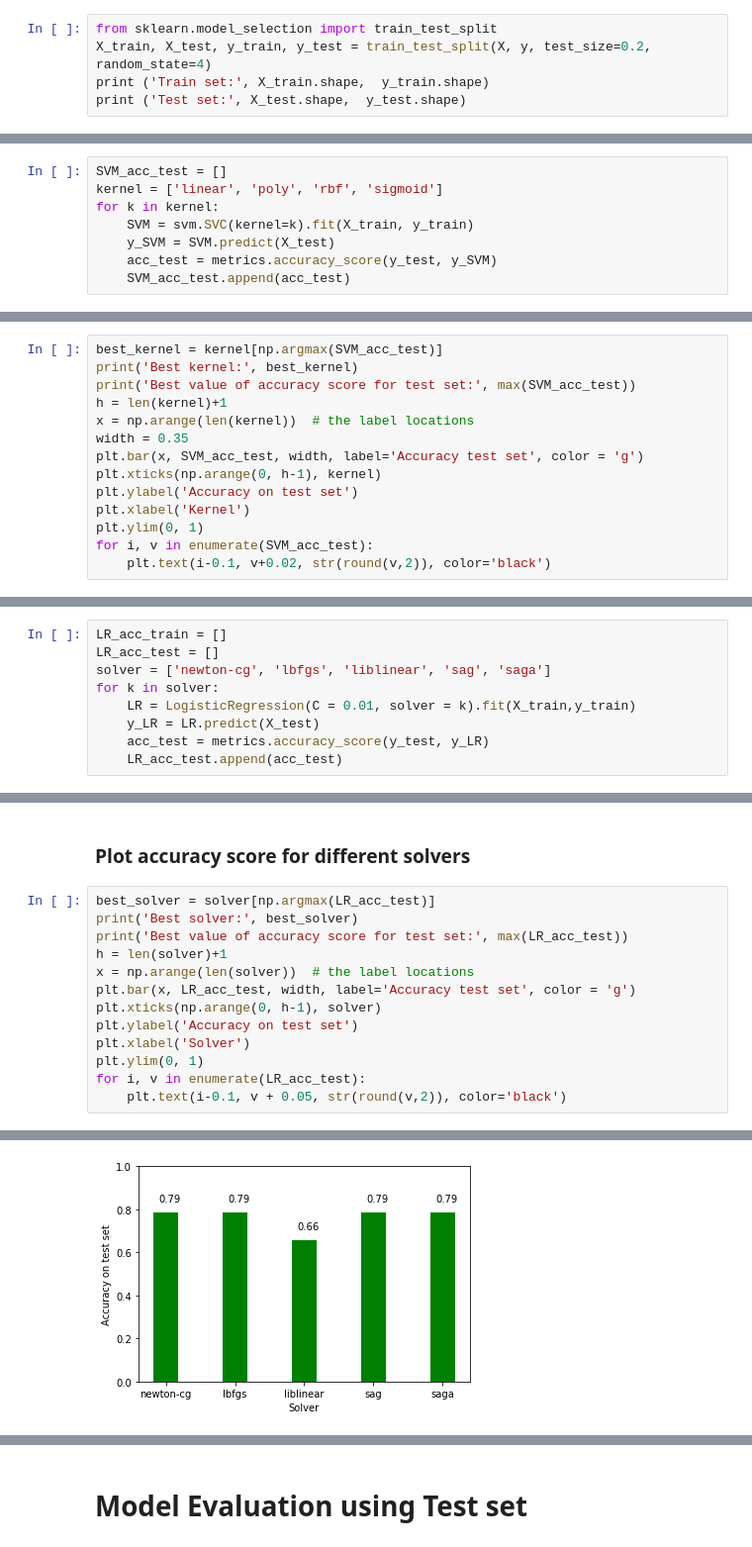
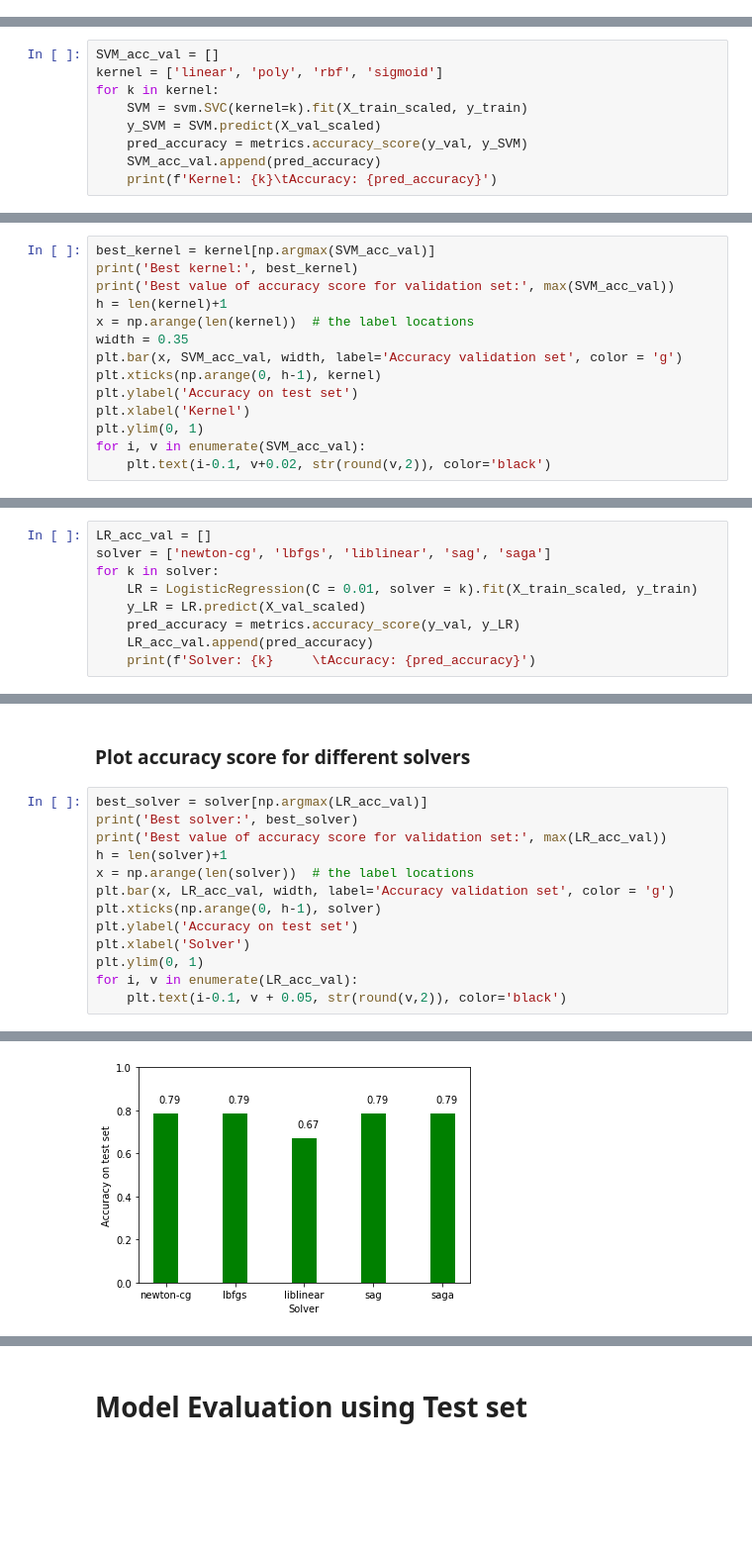
Before and after one commit to antostain/Data_Science_portfolio, a Jupyter notebook: Loans_classification.ipynb, the cells around one changed output, grey strips where cells are left out. Shown at 99% size. Cells and saved outputs as stored; diff of their text form; blank space fills up the shorter version.

```diff
--- a/Loans_classification.ipynb
+++ b/Loans_classification.ipynb
@@ -276,5 +283,0 @@ array([[ 0.51578458,  0.92071769,  2.33152555, -0.42056004, -1.20577805,
-# %%
-from sklearn.model_selection import train_test_split
-X_train, X_test, y_train, y_test = train_test_split(X, y, test_size=0.2, random_state=4)
-print ('Train set:', X_train.shape,  y_train.shape)
-print ('Test set:', X_test.shape,  y_test.shape)
@@ -377,10 +404,11 @@ Best value of accuracy score for test set: 0.7857142857142857
 # %%
 from sklearn import svm
 # %%
-SVM_acc_test = []
+SVM_acc_val = []
 kernel = ['linear', 'poly', 'rbf', 'sigmoid']
 for k in kernel:
-    SVM = svm.SVC(kernel=k).fit(X_train, y_train)
-    y_SVM = SVM.predict(X_test)
-    acc_test = metrics.accuracy_score(y_test, y_SVM)
-    SVM_acc_test.append(acc_test)
+    SVM = svm.SVC(kernel=k).fit(X_train_scaled, y_train)
+    y_SVM = SVM.predict(X_val_scaled)
+    pred_accuracy = metrics.accuracy_score(y_val, y_SVM)
+    SVM_acc_val.append(pred_accuracy)
+    print(f'Kernel: {k}\tAccuracy: {pred_accuracy}')
@@ -387,18 +420,18 @@ for k in kernel:
 # %% [markdown]
 ### Plot accuracy score for different kernels
 # %%
-best_kernel = kernel[np.argmax(SVM_acc_test)]
+best_kernel = kernel[np.argmax(SVM_acc_val)]
 print('Best kernel:', best_kernel)
-print('Best value of accuracy score for test set:', max(SVM_acc_test))
+print('Best value of accuracy score for validation set:', max(SVM_acc_val))
 h = len(kernel)+1
 x = np.arange(len(kernel))  # the label locations
 width = 0.35
-plt.bar(x, SVM_acc_test, width, label='Accuracy test set', color = 'g')
+plt.bar(x, SVM_acc_val, width, label='Accuracy validation set', color = 'g')
 plt.xticks(np.arange(0, h-1), kernel)
 plt.ylabel('Accuracy on test set')
 plt.xlabel('Kernel')
 plt.ylim(0, 1)
-for i, v in enumerate(SVM_acc_test):
+for i, v in enumerate(SVM_acc_val):
     plt.text(i-0.1, v+0.02, str(round(v,2)), color='black')
 # %% [output]
 Best kernel: poly
@@ -409,11 +442,11 @@ Best value of accuracy score for test set: 0.8
 # %%
 from sklearn.linear_model import LogisticRegression
 # %%
-LR_acc_train = []
-LR_acc_test = []
+LR_acc_val = []
 solver = ['newton-cg', 'lbfgs', 'liblinear', 'sag', 'saga']
 for k in solver:
-    LR = LogisticRegression(C = 0.01, solver = k).fit(X_train,y_train)
-    y_LR = LR.predict(X_test)
-    acc_test = metrics.accuracy_score(y_test, y_LR)
-    LR_acc_test.append(acc_test)
+    LR = LogisticRegression(C = 0.01, solver = k).fit(X_train_scaled, y_train)
+    y_LR = LR.predict(X_val_scaled)
+    pred_accuracy = metrics.accuracy_score(y_val, y_LR)
+    LR_acc_val.append(pred_accuracy)
+    print(f'Solver: {k}     \tAccuracy: {pred_accuracy}')
@@ -420,17 +459,17 @@ for k in solver:
 # %% [markdown]
 ### Plot accuracy score for different solvers
 # %%
-best_solver = solver[np.argmax(LR_acc_test)]
+best_solver = solver[np.argmax(LR_acc_val)]
 print('Best solver:', best_solver)
-print('Best value of accuracy score for test set:', max(LR_acc_test))
+print('Best value of accuracy score for validation set:', max(LR_acc_val))
 h = len(solver)+1
 x = np.arange(len(solver))  # the label locations
-plt.bar(x, LR_acc_test, width, label='Accuracy test set', color = 'g')
+plt.bar(x, LR_acc_val, width, label='Accuracy validation set', color = 'g')
 plt.xticks(np.arange(0, h-1), solver)
 plt.ylabel('Accuracy on test set')
 plt.xlabel('Solver')
 plt.ylim(0, 1)
-for i, v in enumerate(LR_acc_test):
+for i, v in enumerate(LR_acc_val):
     plt.text(i-0.1, v + 0.05, str(round(v,2)), color='black')
 # %% [output]
 Best solver: newton-cg
@@ -438 +477 @@ Best value of accuracy score for test set: 0.7857142857142857
-[figure, old version]
+[figure, new version]
```
Also changed, not shown: parts of 71 cells of this notebook.
